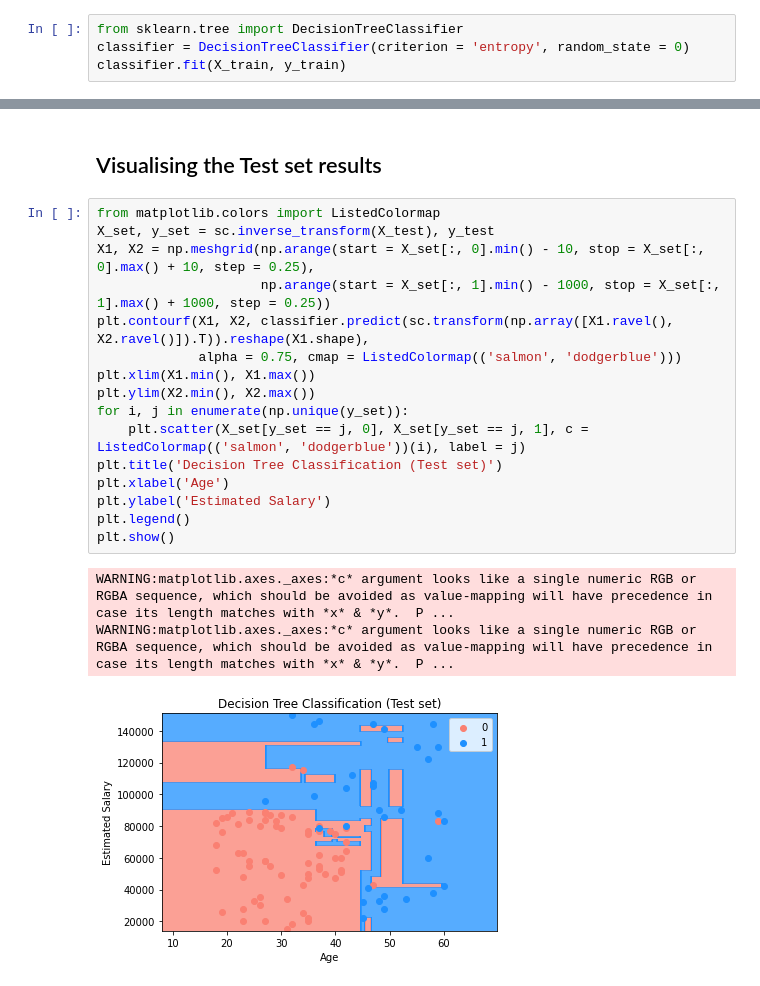
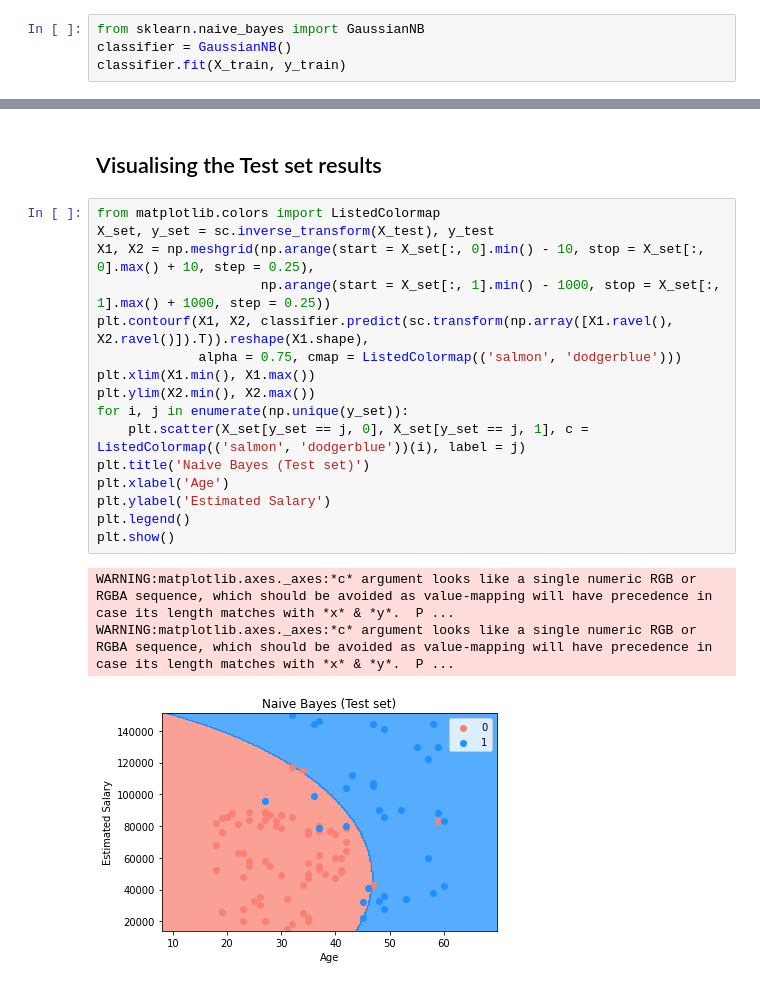
Before and after one commit to HustleDanie/ML-Classification, a Jupyter notebook: SocialNetworkAds.ipynb, the cells around one changed output, grey strips where cells are left out. Drawn from its saved outputs; the diff is of its cells as text.

Commit message:
Using Naive Bayes Model

```diff
--- a/SocialNetworkAds.ipynb
+++ b/SocialNetworkAds.ipynb
@@ -129,5 +129,5 @@ print(X_test)
 # %%
-from sklearn.tree import DecisionTreeClassifier
-classifier = DecisionTreeClassifier(criterion = 'entropy', random_state = 0)
+from sklearn.naive_bayes import GaussianNB
+classifier = GaussianNB()
 classifier.fit(X_train, y_train)
 # %% [output]
@@ -199,20 +199,20 @@ WARNING:matplotlib.axes._axes:*c* argument looks like a single numeric RGB or RG
 # %%
 from matplotlib.colors import ListedColormap
 X_set, y_set = sc.inverse_transform(X_test), y_test
 X1, X2 = np.meshgrid(np.arange(start = X_set[:, 0].min() - 10, stop = X_set[:, 0].max() + 10, step = 0.25),
                      np.arange(start = X_set[:, 1].min() - 1000, stop = X_set[:, 1].max() + 1000, step = 0.25))
 plt.contourf(X1, X2, classifier.predict(sc.transform(np.array([X1.ravel(), X2.ravel()]).T)).reshape(X1.shape),
              alpha = 0.75, cmap = ListedColormap(('salmon', 'dodgerblue')))
 plt.xlim(X1.min(), X1.max())
 plt.ylim(X2.min(), X2.max())
 for i, j in enumerate(np.unique(y_set)):
     plt.scatter(X_set[y_set == j, 0], X_set[y_set == j, 1], c = ListedColormap(('salmon', 'dodgerblue'))(i), label = j)
-plt.title('Decision Tree Classification (Test set)')
+plt.title('Naive Bayes (Test set)')
 plt.xlabel('Age')
 plt.ylabel('Estimated Salary')
 plt.legend()
 plt.show()
 # %% [output]
 WARNING:matplotlib.axes._axes:*c* argument looks like a single numeric RGB or RGBA sequence, which should be avoided as value-mapping will have precedence in case its length matches with *x* & *y*.  P ...
 WARNING:matplotlib.axes._axes:*c* argument looks like a single numeric RGB or RGBA sequence, which should be avoided as value-mapping will have precedence in case its length matches with *x* & *y*.  P ...
-[figure, old version]
+[figure, new version]
```
Also changed, not shown: parts of 7 cells of this notebook.
